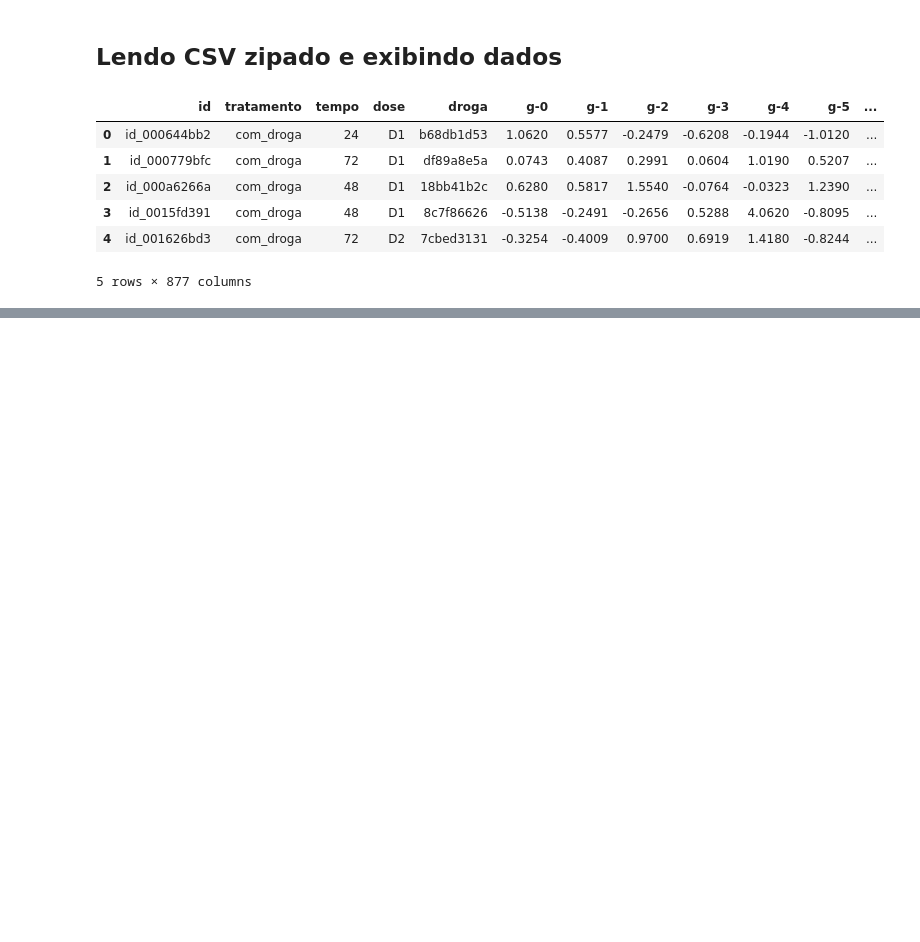
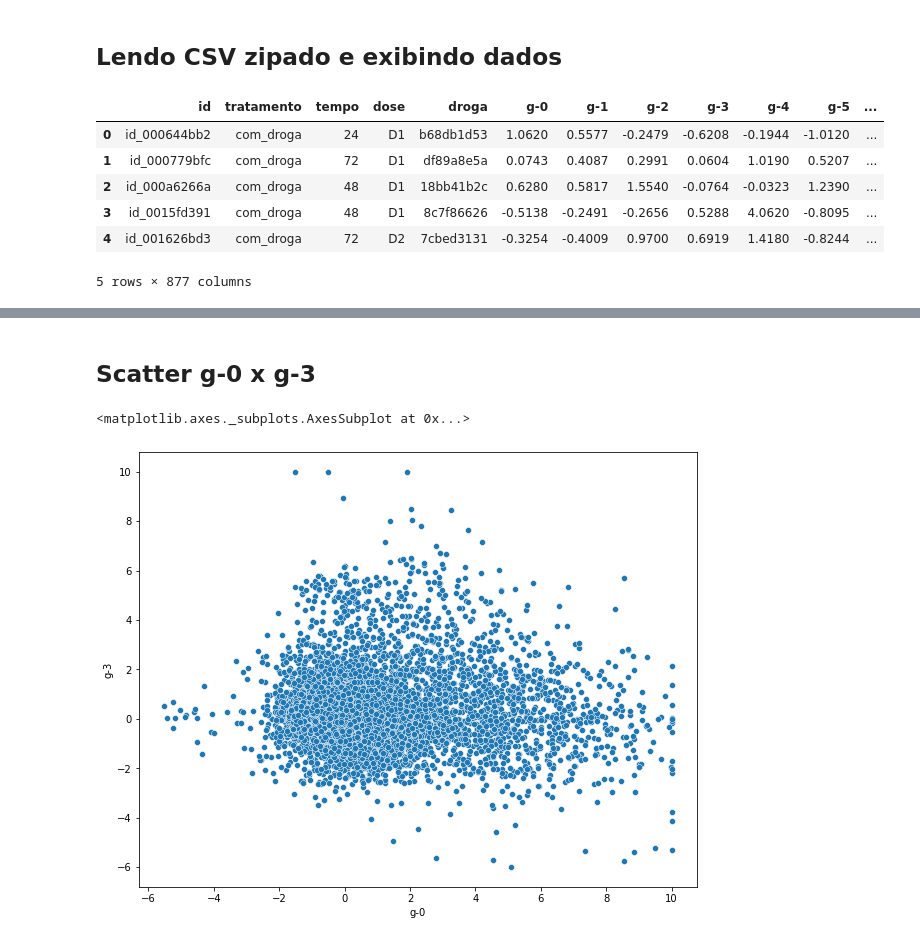
Before and after one commit to Crissky/imersaodados3, a Jupyter notebook: Aula3/3_Correlações,_causalidade_e_relações_entre_genes.ipynb, the cells around one changed output, grey strips where cells are left out. Saved outputs shown, nothing was run; the diff lists cells and outputs as text; code cells hidden in the pictures; blank space fills up the shorter version.

```diff
--- a/Aula3/3_Correlações,_causalidade_e_relações_entre_genes.ipynb
+++ b/Aula3/3_Correlações,_causalidade_e_relações_entre_genes.ipynb
@@ -47,3 +51,5 @@ import pandas as pd
+# %%
+plt.rcParams["figure.figsize"] = (10,8) # Define o tamanho dos gráficos.
 # %% [markdown]
 ## Lendo CSV zipado e exibindo dados
 # %%
@@ -60,0 +136,7 @@ df.head()
+# %% [markdown]
+## Scatter g-0 x g-3
+# %%
+sns.scatterplot(x='g-0', y='g-3', data=df)
+# %% [output]
+<matplotlib.axes._subplots.AxesSubplot at 0x...>
+[figure, added]
```
Also changed, not shown: parts of 31 cells of this notebook.
